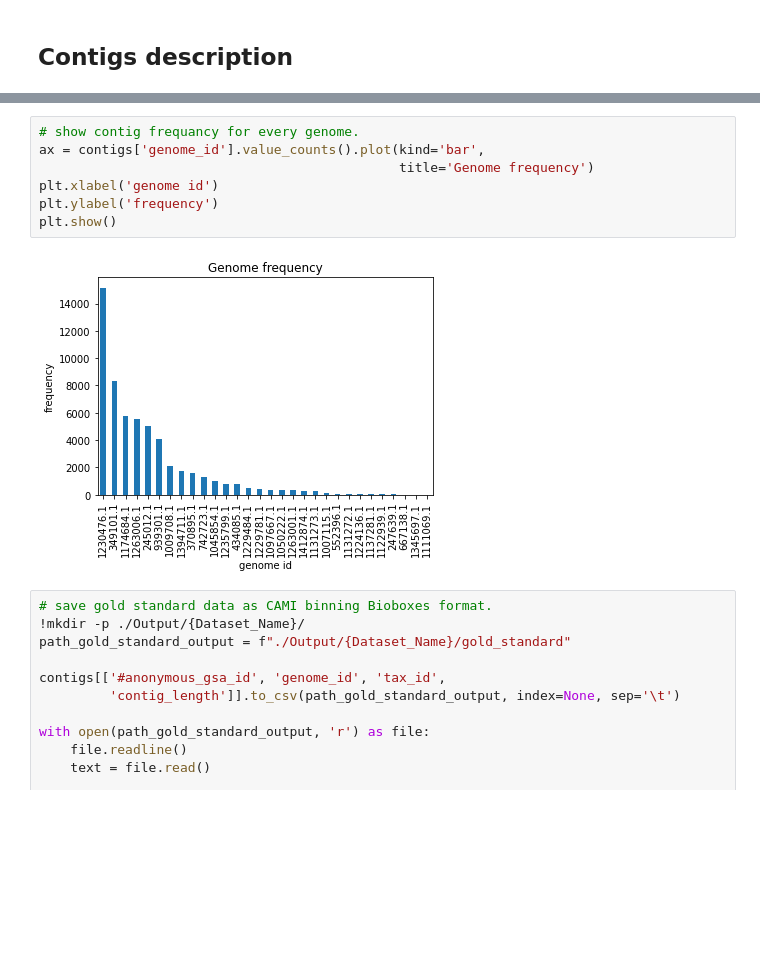
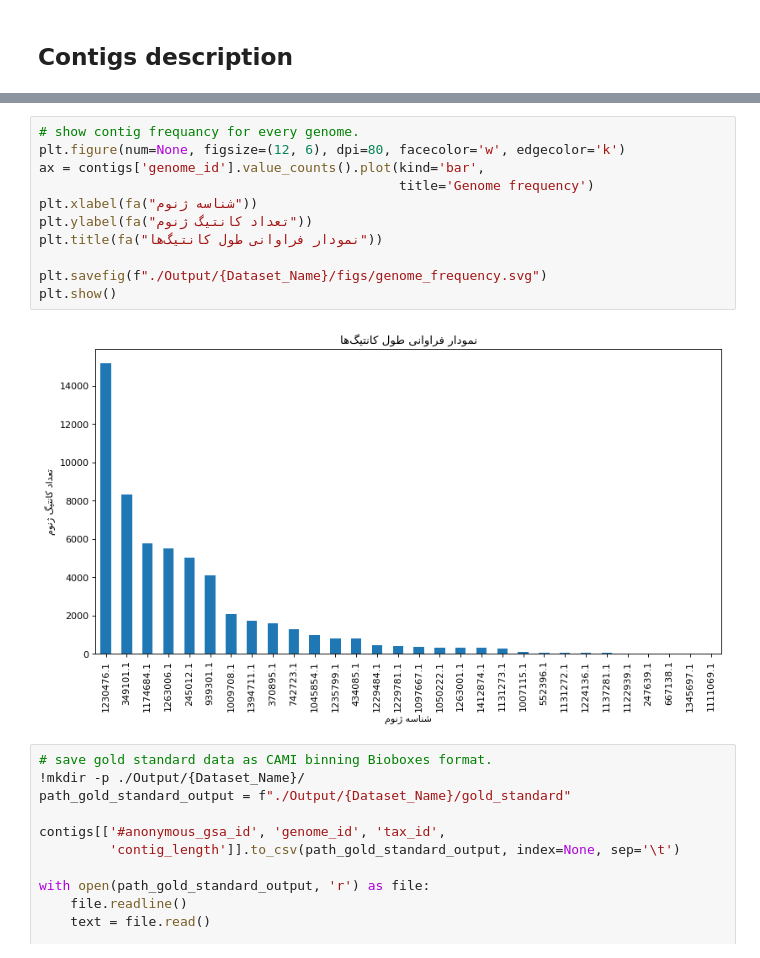
Before and after one commit to Ilia-Abolhasani/metagenomics-binner, a Jupyter notebook: Toy_low.ipynb, the cells around one changed output, grey strips where cells are left out. Cells and saved outputs as stored; diff of their text form; blank space fills up the shorter version.

Commit message:
some modification in figures

```diff
--- a/Toy_low.ipynb
+++ b/Toy_low.ipynb
@@ -98,12 +106,16 @@ variance : 379415438.94
 # %%
 # show contig frequancy for every genome.
+plt.figure(num=None, figsize=(12, 6), dpi=80, facecolor='w', edgecolor='k')
 ax = contigs['genome_id'].value_counts().plot(kind='bar',
                                               title='Genome frequency')
-plt.xlabel('genome id')
-plt.ylabel('frequency')
+plt.xlabel(fa("شناسه ژنوم"))
+plt.ylabel(fa("تعداد کانتیگ ژنوم"))
+plt.title(fa("نمودار فراوانی طول کانتیگ‌ها"))
+
+plt.savefig(f"./Output/{Dataset_Name}/figs/genome_frequency.svg")
 plt.show()
 # %% [output]
-[figure, old version]
+[figure, new version]
 # %%
 # save gold standard data as CAMI binning Bioboxes format.
 !mkdir -p ./Output/{Dataset_Name}/
```
Also changed, not shown: parts of 10 cells of this notebook, 1 other file.
